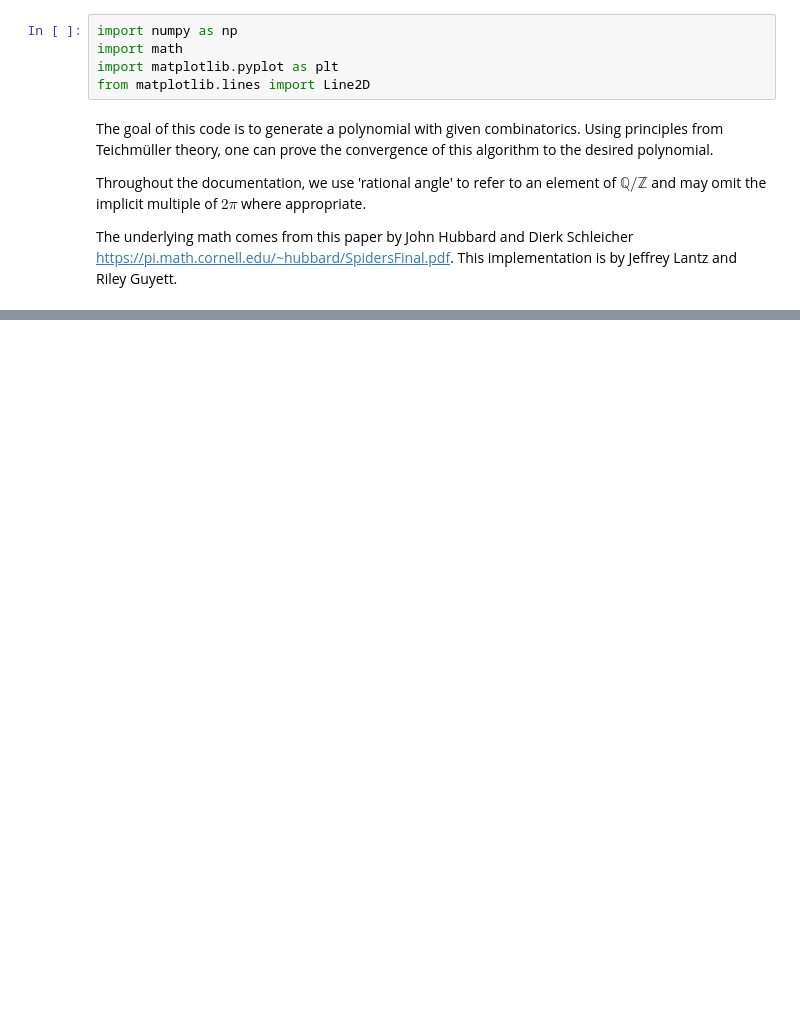
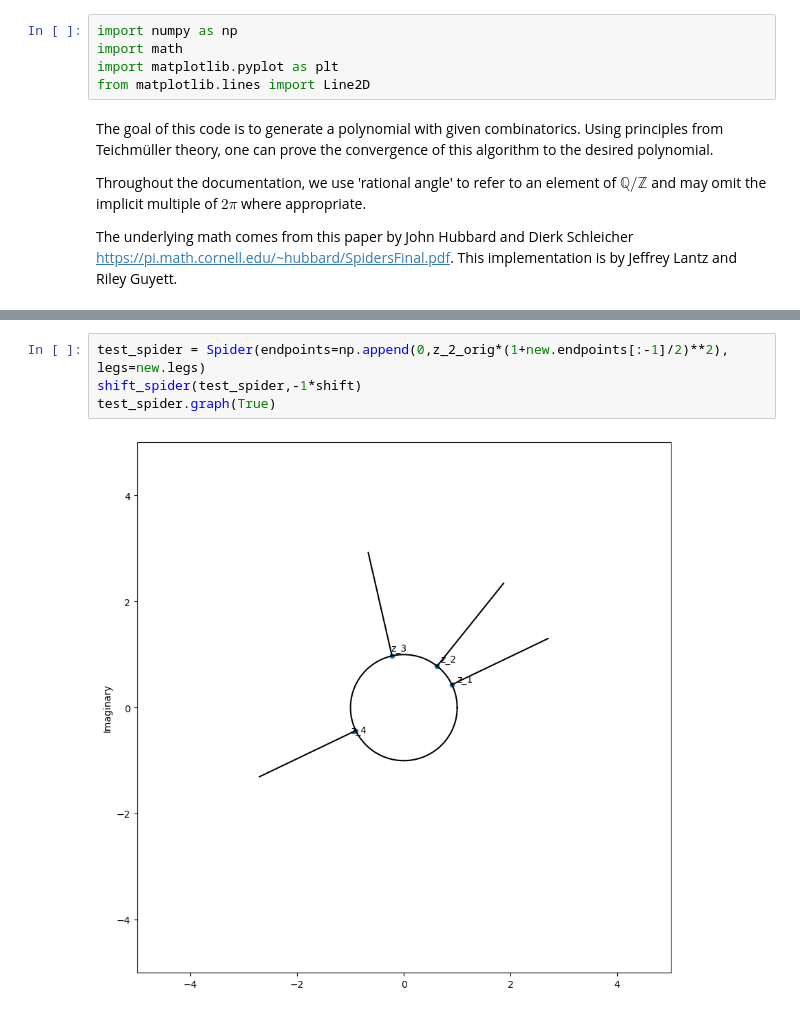
Before and after one commit to jefflantz/SpiderAlgorithm, a Jupyter notebook: spider-algorithm.ipynb, the cells around one changed output, grey strips where cells are left out. Cells and saved outputs as stored; diff of their text form; blank space fills up the shorter version.

```diff
--- a/spider-algorithm.ipynb
+++ b/spider-algorithm.ipynb
@@ -110,0 +168,6 @@ favorite.graph()
+# %%
+test_spider = Spider(endpoints=np.append(0,z_2_orig*(1+new.endpoints[:-1]/2)**2), legs=new.legs)
+shift_spider(test_spider,-1*shift)
+test_spider.graph(True)
+# %% [output]
+[figure, added]
```
Also changed, not shown: parts of 8 cells of this notebook.
